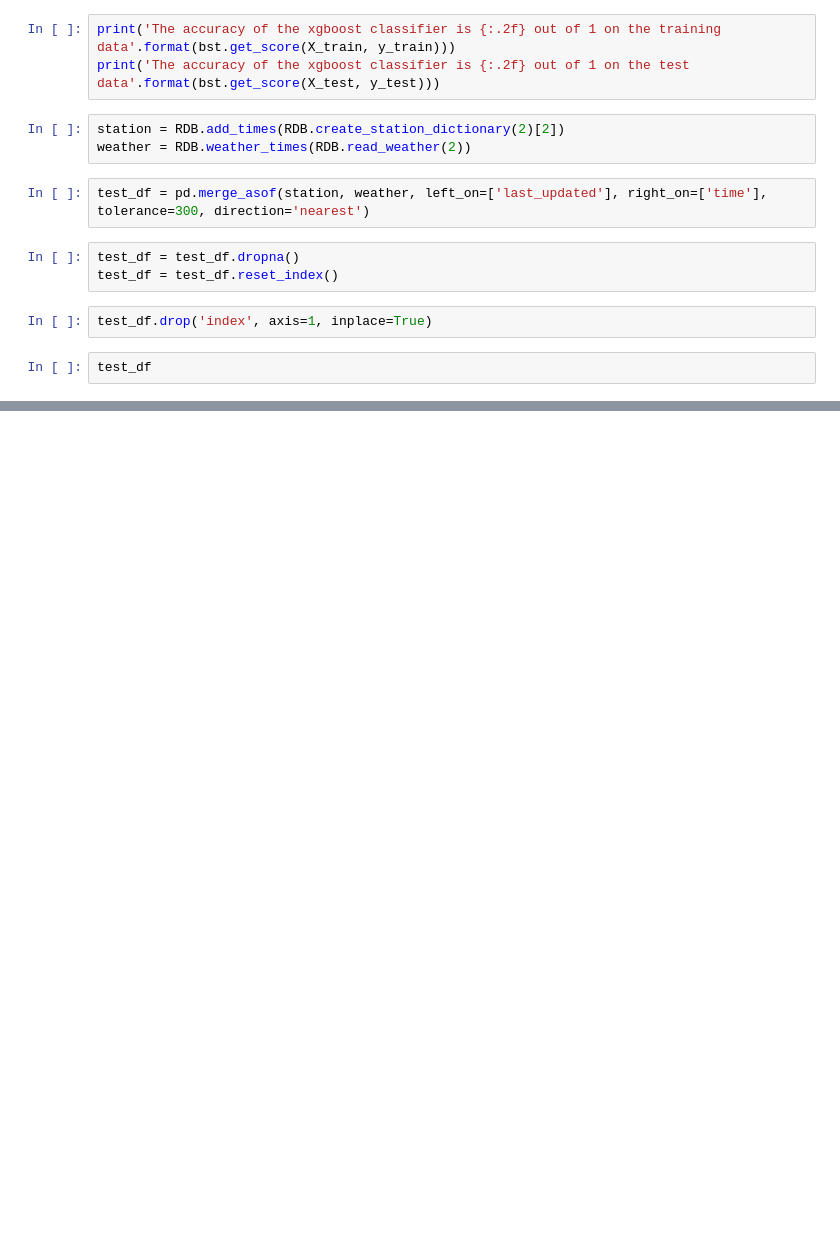
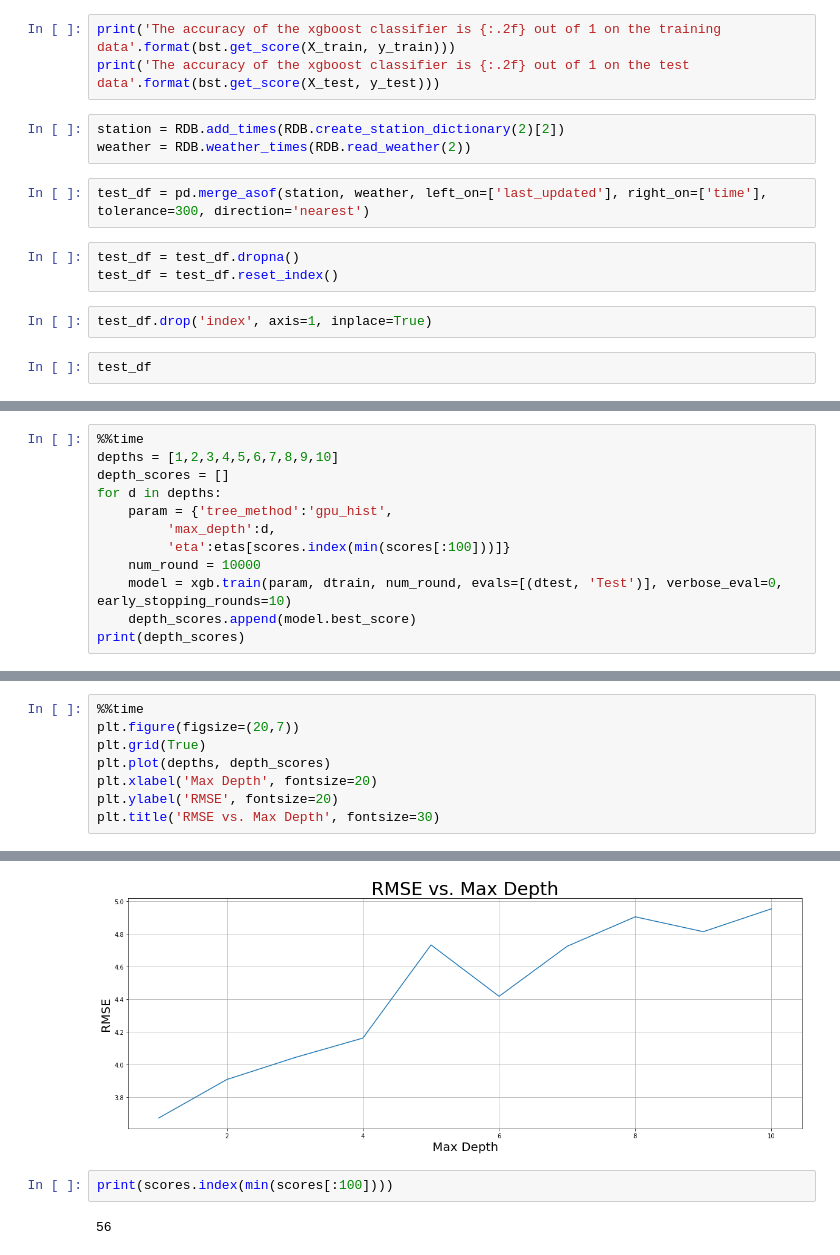
Before and after one commit to seprojectgroup19/main, a Jupyter notebook: XGBoost Testing.ipynb, the cells around one changed output, grey strips where cells are left out. Drawn from its saved outputs; the diff is of its cells as text; blank space fills up the shorter version.

```diff
--- a/XGBoost Testing.ipynb
+++ b/XGBoost Testing.ipynb
@@ -318,0 +491,12 @@ test_df
+# %%
+%%time
+depths = [1,2,3,4,5,6,7,8,9,10]
+depth_scores = []
+for d in depths:
+    param = {'tree_method':'gpu_hist',
+         'max_depth':d,
+         'eta':etas[scores.index(min(scores[:100]))]}
+    num_round = 10000
+    model = xgb.train(param, dtrain, num_round, evals=[(dtest, 'Test')], verbose_eval=0, early_stopping_rounds=10)
+    depth_scores.append(model.best_score)
+print(depth_scores)
@@ -318,0 +506,9 @@ test_df
+# %%
+%%time
+plt.figure(figsize=(20,7))
+plt.grid(True)
+plt.plot(depths, depth_scores)
+plt.xlabel('Max Depth', fontsize=20)
+plt.ylabel('RMSE', fontsize=20)
+plt.title('RMSE vs. Max Depth', fontsize=30)
+# %% [output]
@@ -318,0 +516,5 @@ test_df
+[figure, added]
+# %%
+print(scores.index(min(scores[:100])))
+# %% [output]
+56
```
Also changed, not shown: parts of 27 cells of this notebook.
